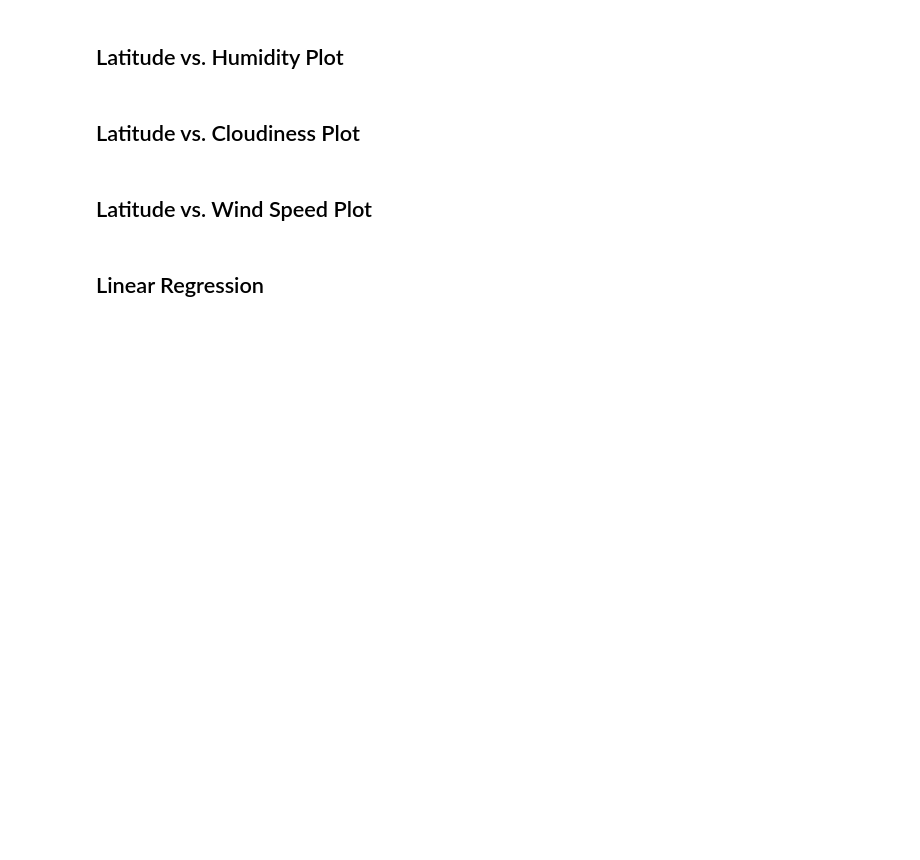
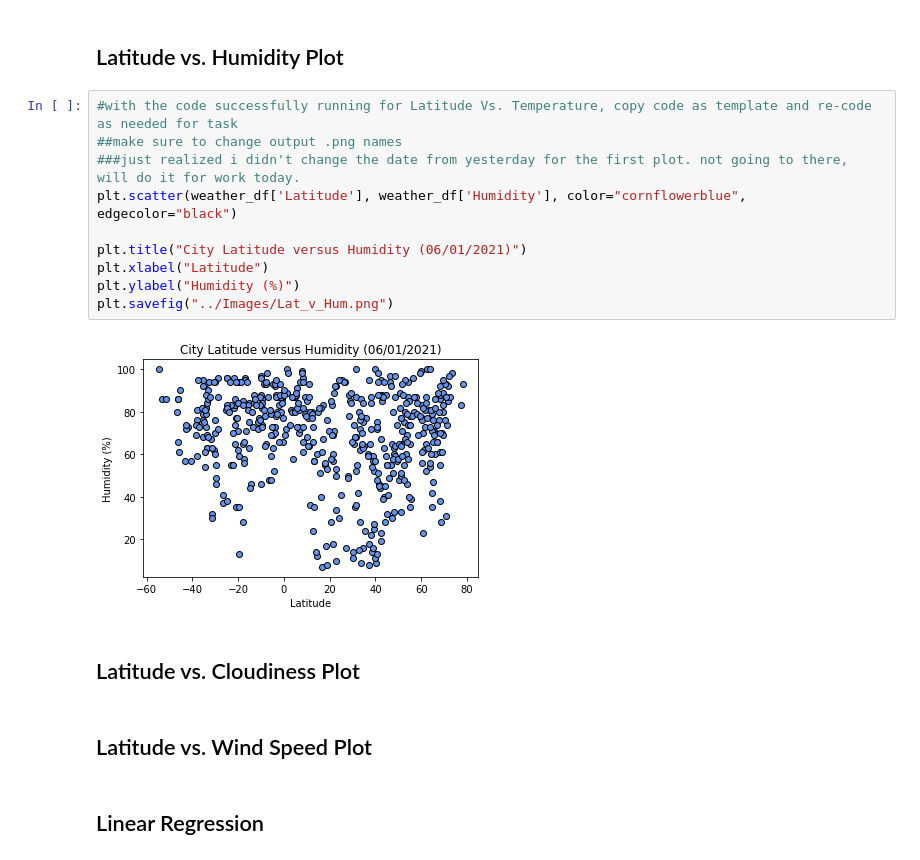
Before and after one commit to jmgeo/API-Challenge, a Jupyter notebook: starter_code/WeatherPy.ipynb, the cells around one changed output. Cells and saved outputs as stored; diff of their text form; blank space fills up the shorter version.

Commit message:
Success Latitude vs. Humidity. Keep plots going. Same code but adjusted accordingly.

```diff
--- a/starter_code/WeatherPy.ipynb
+++ b/starter_code/WeatherPy.ipynb
@@ -193,5 +233,17 @@ plt.savefig("../Images/Lat_v_MaxT.png")
 # %% [markdown]
 ## Latitude vs. Humidity Plot
+# %%
+#with the code successfully running for Latitude Vs. Temperature, copy code as template and re-code as needed for task
+##make sure to change output .png names
+###just realized i didn't change the date from yesterday for the first plot. not going to there, will do it for work today.
+plt.scatter(weather_df['Latitude'], weather_df['Humidity'], color="cornflowerblue", edgecolor="black")
+
+plt.title("City Latitude versus Humidity (06/01/2021)")
+plt.xlabel("Latitude")
+plt.ylabel("Humidity (%)")
+plt.savefig("../Images/Lat_v_Hum.png")
+# %% [output]
+[figure, added]
 # %% [markdown]
 ## Latitude vs. Cloudiness Plot
 # %% [markdown]
```
Also changed, not shown: parts of 6 cells of this notebook, 3 other files.
